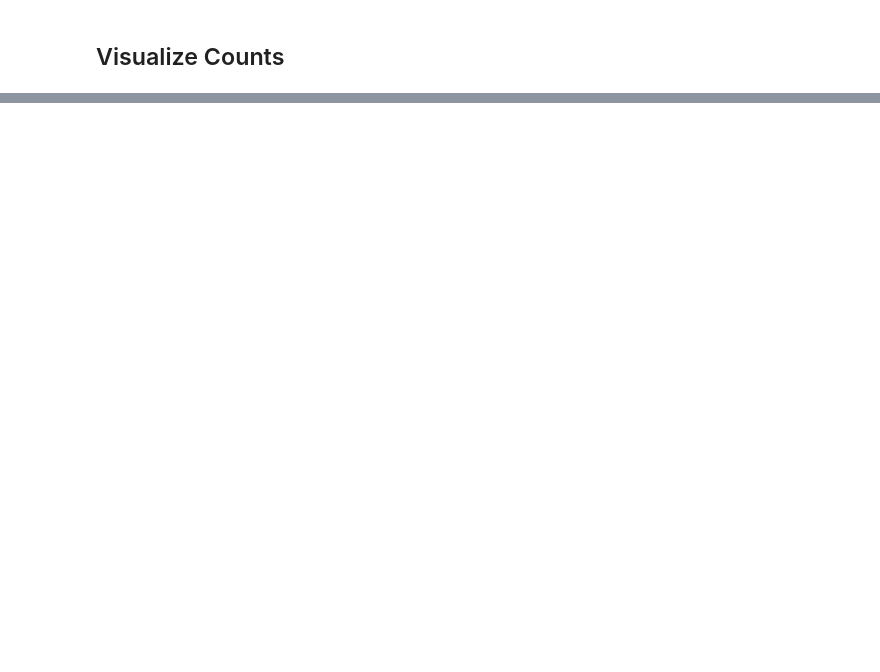
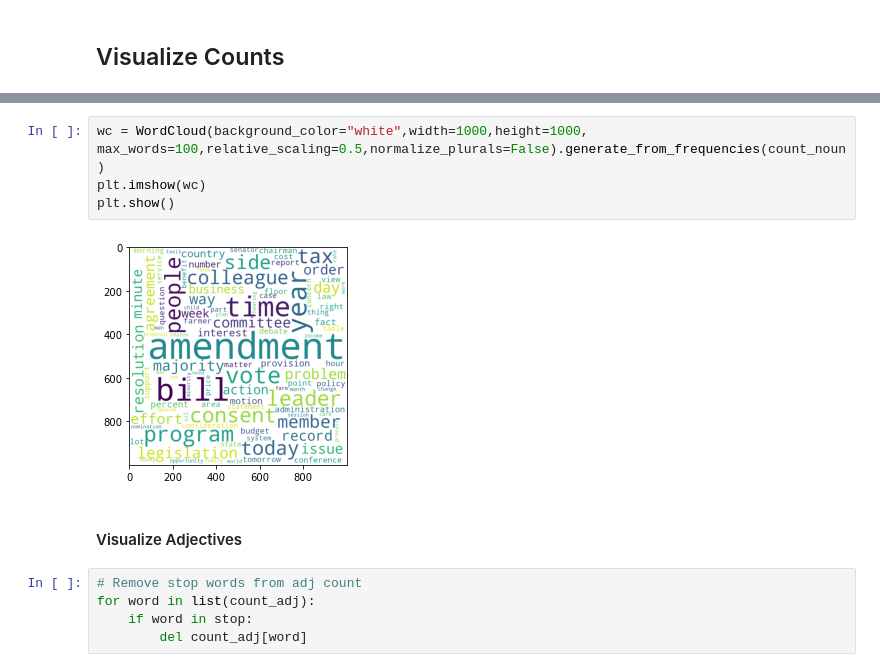
Before and after one commit to asumpon/edgar-challenge-4, a Jupyter notebook: ProblemSetPartsOfSpeech.ipynb, the cells around one changed output, grey strips where cells are left out. Drawn from its saved outputs; the diff is of its cells as text; blank space fills up the shorter version.

Commit message:
created visualizations for nouns, adj, verbs

```diff
--- a/ProblemSetPartsOfSpeech.ipynb
+++ b/ProblemSetPartsOfSpeech.ipynb
@@ -271,3 +480,16 @@ nounDF
+# %%
+wc = WordCloud(background_color="white",width=1000,height=1000, max_words=100,relative_scaling=0.5,normalize_plurals=False).generate_from_frequencies(count_noun)
+plt.imshow(wc)
+plt.show()
+# %% [output]
+[figure, added]
+# %% [markdown]
+#### Visualize Adjectives
+# %%
+# Remove stop words from adj count
+for word in list(count_adj):
+    if word in stop:
+        del count_adj[word]
 # %%
 adjDF = pd.DataFrame.from_records(count_adj.most_common(), columns=['Adjective','Count'])
 adjDF
```
Also changed, not shown: parts of 23 cells of this notebook.
